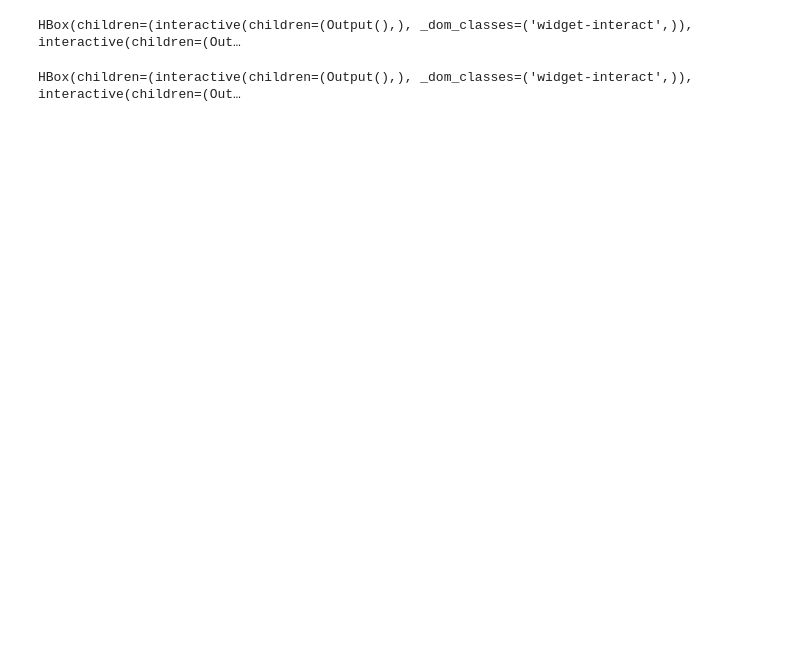
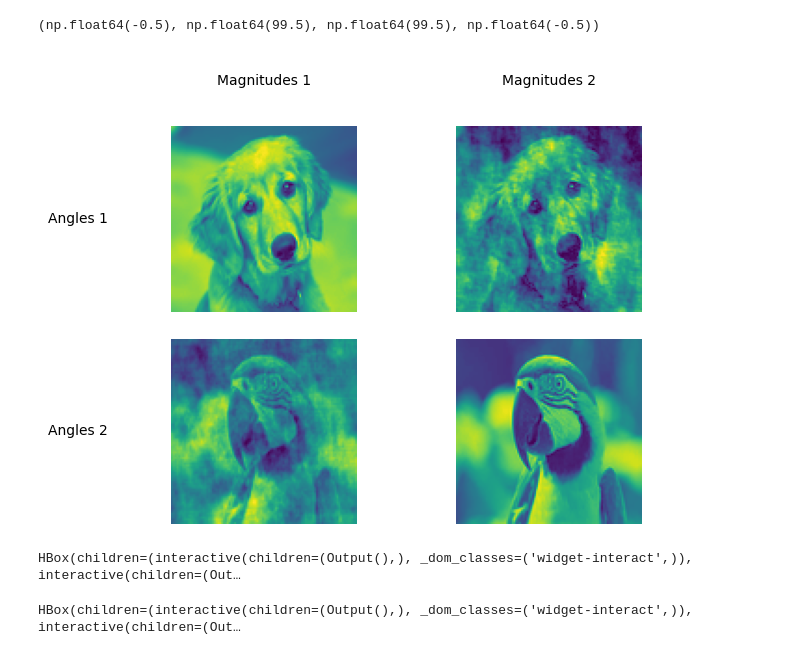
Before and after one commit to MarekOnd/compressed-sensing-program, a Jupyter notebook: main.ipynb, the cells around one changed output. Cells and saved outputs as stored; diff of their text form; code cells hidden in the pictures; blank space fills up the shorter version.

```diff
--- a/main.ipynb
+++ b/main.ipynb
@@ -1,19 +1,20 @@
 # %%
-import pandas as pd
-import argparse as ap
-import datetime as dt
 import numpy as np
 from PIL import Image
 import ipywidgets as widgets
 from IPython.display import display
 import matplotlib.pyplot as plt
+import matplotlib.gridspec as gridspec
 
-def to_img(arr):
-    return Image.fromarray(np.uint8(arr))
-
+# Image output function
 def update_image(image):
     fig, ax = plt.subplots()
     ax.imshow(image)
     ax.axis('off')
     plt.show()
+
+def to_grayscale(image):
+    #array = np.asarray(image)
+    #return np.round(0.3*array[:,:,0] + 0.6*array[:,:,1] + 0.11*array[:,:,2])
+    return np.asarray(image.convert('L'))
 # %%
@@ -103 +109,33 @@ HBox(children=(interactive(children=(Output(),), _dom_classes=('widget-interact'
+# %%
+# Maybe a better visualization, not in the same layout as the article
+
+row_notes = []
+col_notes = ["Angles 1", "Angles 2"]
+
+fig = plt.figure(figsize=(8, 6))
+gs = gridspec.GridSpec(3, 3, width_ratios=[0.2, 1, 1], height_ratios=[0.2, 1, 1])
+
+def textplot(text,x,y):
+    ax = fig.add_subplot(gs[x, y])
+    ax.text(0.5, 0.5, text, ha='center', va='center', fontsize=10)
+    ax.axis('off')
+textplot("Magnitudes 1",0,1)
+textplot("Magnitudes 2",0,2)
+textplot("Angles 1",1,0)
+textplot("Angles 2",2,0)
+ax = fig.add_subplot(gs[1, 1])
+ax.imshow(img1_grayscale)
+ax.axis('off')
+ax = fig.add_subplot(gs[2, 2])
+ax.imshow(img2_grayscale)
+ax.axis('off')
+ax = fig.add_subplot(gs[1, 2])
+ax.imshow(img_mixed)
+ax.axis('off')
+ax = fig.add_subplot(gs[2, 1])
+ax.imshow(img2_mixed)
+ax.axis('off')
+# %% [output]
+(np.float64(-0.5), np.float64(99.5), np.float64(99.5), np.float64(-0.5))
+[figure, added]
 # %%
```
Also changed, not shown: parts of 6 cells of this notebook.
